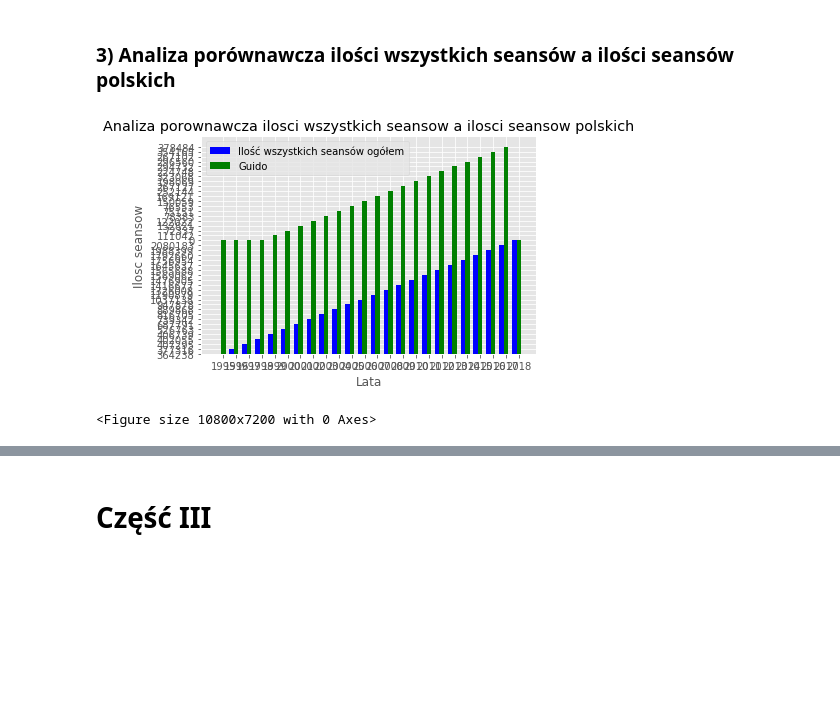
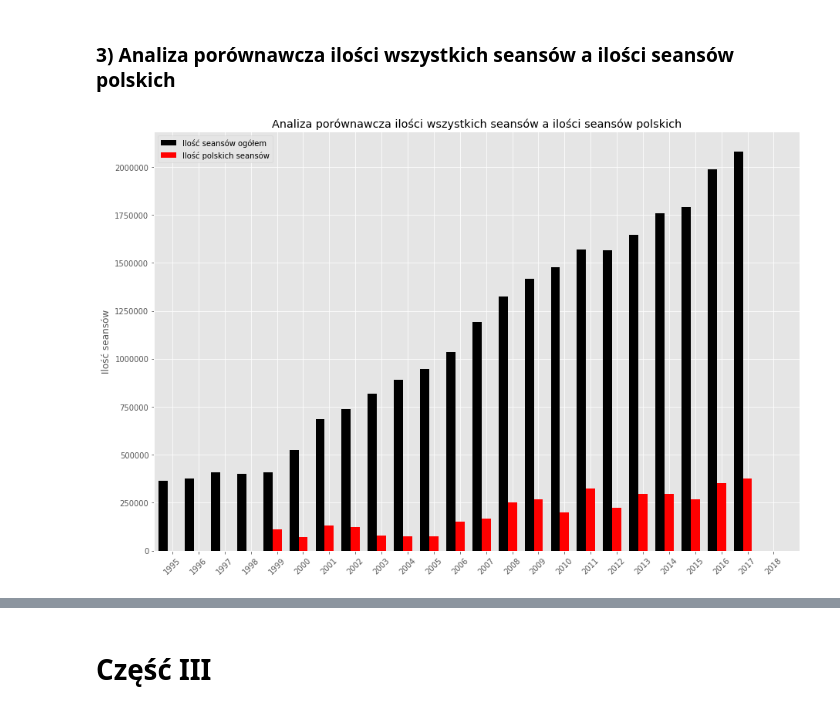
Before and after one commit to ejszja/ELEMENTY_STATYSTYKI, a Jupyter notebook: projekt.ipynb, the cells around one changed output, grey strips where cells are left out. Saved outputs shown, nothing was run; the diff lists cells and outputs as text; code cells hidden in the pictures; blank space fills up the shorter version.

```diff
--- a/projekt.ipynb
+++ b/projekt.ipynb
@@ -2,13 +2,13 @@
 <h1>Elementy statystyki opisowej - projekt Joanny Książczyk, AD 2018/2019</h1>
 # %%
 import glob #Unix style pathname pattern expansion
-import csv
 import numpy as np #bazy danych
 import matplotlib.pyplot as plt #wykresy
 import matplotlib.mlab as mlab #wykresy
 %matplotlib inline
-import datetime #czas, przyda się potem
+import datetime #czas
 import csv #czytanie plików csv
 import pandas as pd #wykresy, histogramy
+plt.rcParams['figure.figsize'] = [15, 10] #wymiary wykresów w matplotlib
 # %%
 #ŚCIEŻKI DOSTĘPU
@@ -183,6 +154,8 @@ Text(0.5, 0, 'Lata')
 # %%
 miejsca=[]
 miejsca=data.iloc[0:1,50:74]
+for i in range(0,len(lata)):
+    miejsca.columns.values[i]=lata[i]
 miejsca = miejsca.transpose()
 print(miejsca)
 # %% [output]
@@ -330,47 +303,61 @@ Text(0.5, 0, 'Lata')
 # %%
 seanse = seanse.transpose()
 if (len(seanse.index)!=len(seansepl.index)):
     print("Oś x musi być taka sama, a jest {} i {}".format(len(seanse.index),len(seansepl.index)))
 
 t,data1,data2=[],[],[]
 for i in seanse.index:
     t.append(i)
 
+#ustawiamy wartości na int by stworzyć wykresy
 for i in range(0,len(seanse.values.tolist())):
-    data1.append(seanse.values.tolist()[i][0])
+    if (seanse.values.tolist()[i][0]==empty_char):
+        data1.append(0)
+    else:
+        data1.append(int(seanse.values.tolist()[i][0]))
 
-for i in range(0,len(seansepl.values.tolist())):
-    data2.append(seansepl.values.tolist()[i][0])
+    if (seansepl.values.tolist()[i][0]==empty_char):
+        data2.append(0)
+    else:
+        data2.append(int(seansepl.values.tolist()[i][0]))
+
+
 #usuwamy znak '-' niewygodny przy tworzeniu wykresu
 data1=zamianaznaku(data1) #ilosc kin
 data2=zamianaznaku(data2) #ilosc sali
 
-n_groups=24
-fig, ax = plt.subplots()
-index = np.arange(n_groups)
-bar_width = 0.35
-opacity = 1
 
-rects1 = plt.bar(index, data1, bar_width,
-alpha=opacity,
-color='b',
-label='Ilość wszystkich seansów ogółem')
+if (len(data1)!=len(data2)):
+    print("Ilość danych w {} i {} jest różna".format(len(seanse.index),len(seansepl.index)))
 
-rects2=plt.bar(index + bar_width, data2, bar_width,
-alpha=opacity,
-color='g',
-label='Guido')
+fig=plt.figure()
+ax=fig.add_subplot(111)
 
 
-plt.xlabel('Lata')
-plt.ylabel('Ilosc seansow')
-plt.title('Analiza porownawcza ilosci wszystkich seansow a ilosci seansow polskich')
-plt.xticks(index + bar_width, (lata))
-plt.legend()
-plt.figure(figsize=(150, 100))
+N=24
 
-plt.tight_layout()
+ind=np.arange(N)
+width=0.35
+
+rects1=ax.bar(ind, data1, width,
+                color='black')
+
+rects2=ax.bar(ind+width, data2, width,
+                color='red')
+
+
+ax.set_xlim(-width,len(ind)+width)
+
+
+ax.set_ylabel('Ilość seansów')
+ax.set_title('Analiza porównawcza ilości wszystkich seansów a ilości seansów polskich')
+xTickMarks = lata
+ax.set_xticks(ind+width)
+xtickNames = ax.set_xticklabels(xTickMarks)
+plt.setp(xtickNames, rotation=45, fontsize=10)
+
+ax.legend( (rects1[0], rects2[0]), ('Ilość seansów ogółem', 'Ilość polskich seansów') )
+
 plt.show()
 # %% [output]
-[figure, old version]
+[figure, new version]
-<Figure size 10800x7200 with 0 Axes>
```
Also changed, not shown: parts of 31 cells of this notebook.
